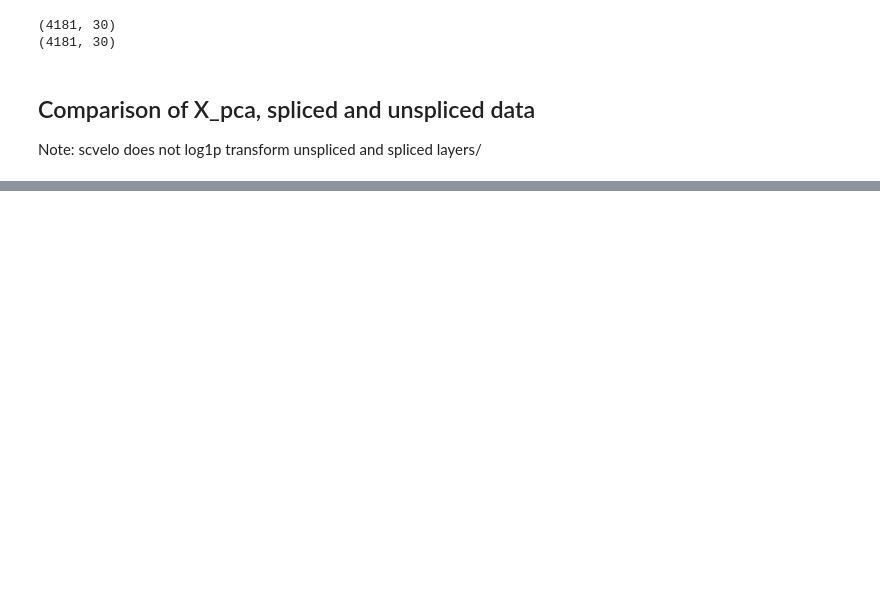
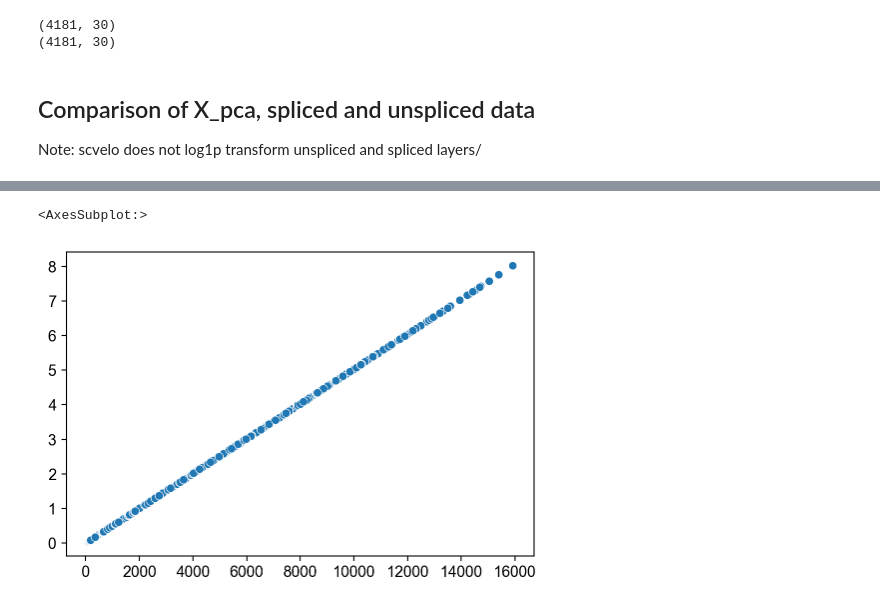
Before and after one commit to aristoteleo/dynamo-notebooks, a Jupyter notebook: normalization/scvelo-zebrafish-benchmark.ipynb, the cells around one changed output, grey strips where cells are left out. Cells and saved outputs as stored; diff of their text form; code cells hidden in the pictures; blank space fills up the shorter version.

```diff
--- a/normalization/scvelo-zebrafish-benchmark.ipynb
+++ b/normalization/scvelo-zebrafish-benchmark.ipynb
@@ -277,3 +239,8 @@ dtype: float64
+# %%
+sns.scatterplot(adata.obs["initial_size_spliced"].to_numpy(), dyn_adata.obs["spliced_Size_Factor"].to_numpy())
+# %% [output]
+<AxesSubplot:>
+[figure, added]
 # %%
 dyn.tl.reduceDimension(dyn_adata)
 dyn.pl.umap(dyn_adata, color=celltype_key)
```
Also changed, not shown: parts of 16 cells of this notebook.
